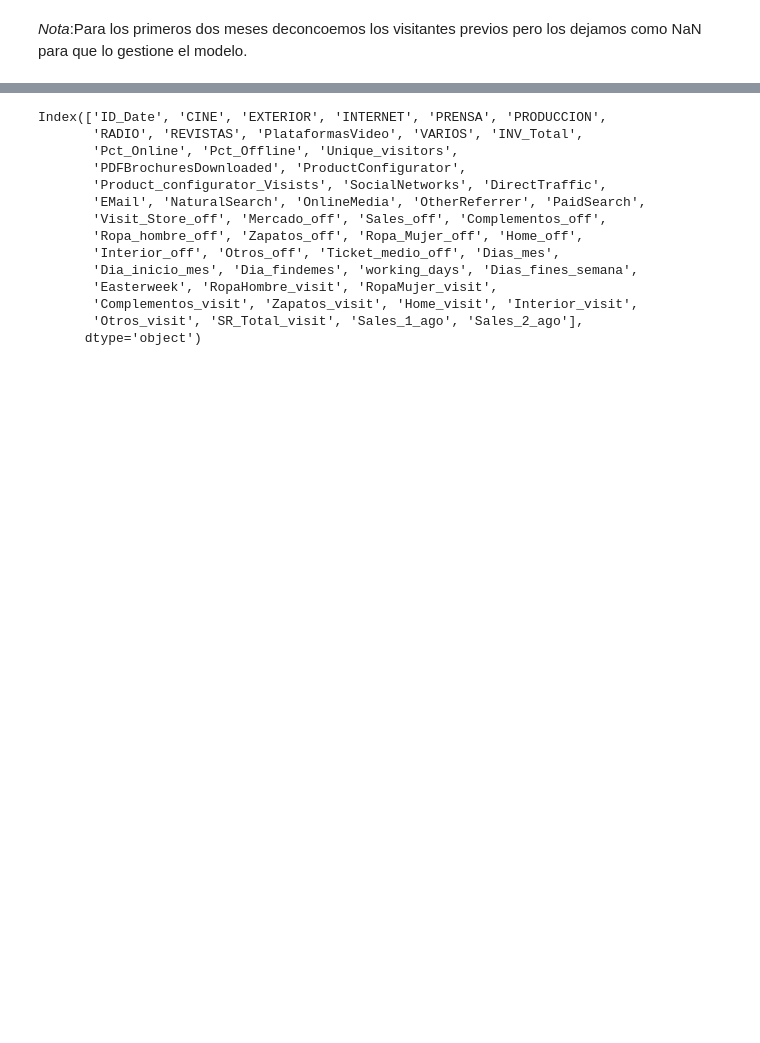
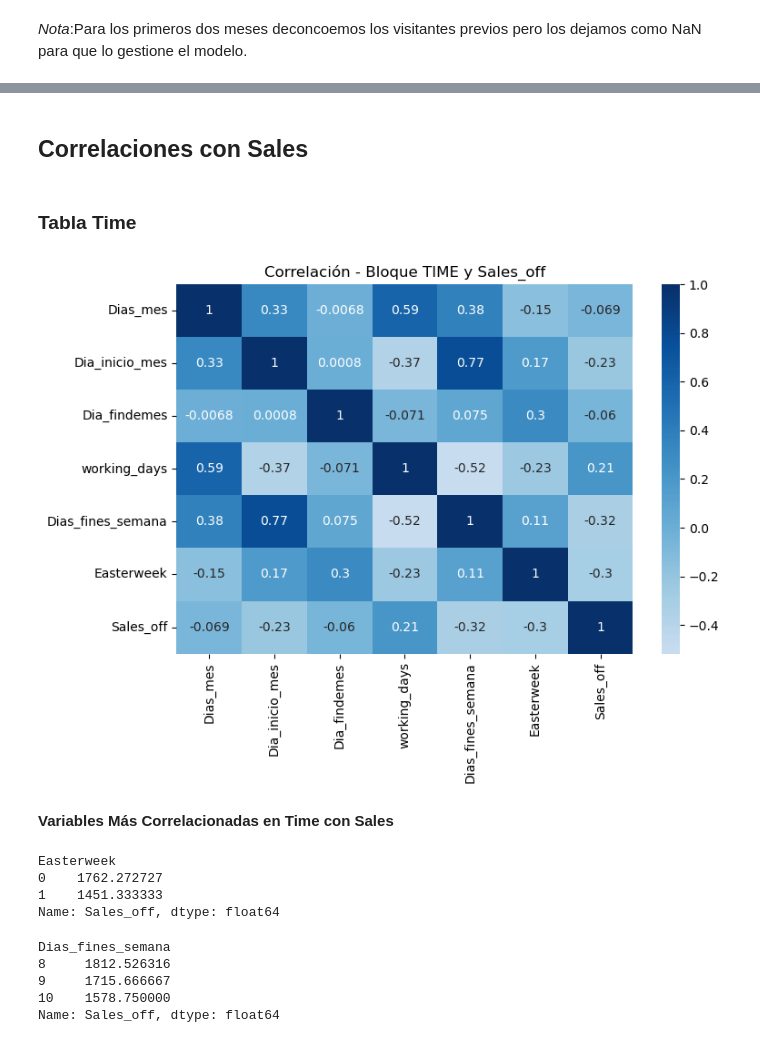
Before and after one commit to martinagg7/ia_MMM, a Jupyter notebook: notebooks/02_MMM.ipynb, the cells around one changed output, grey strips where cells are left out. Drawn from its saved outputs; the diff is of its cells as text; code cells hidden in the pictures; blank space fills up the shorter version.

```diff
--- a/notebooks/02_MMM.ipynb
+++ b/notebooks/02_MMM.ipynb
@@ -27,3 +33,0 @@ df_visit = df_visit.rename(columns={
-# %%
-df_inv = pd.read_csv("../data/raw/inv.csv", sep=",")
-df_inv.head()
@@ -42,17 +40,19 @@ Se han generado las siguientes métricas a partir de la tabla de inversión mens
 # %%
-
-# online
+# Online
 inversion_online = df_inv['INTERNET'] + df_inv['PlataformasVideo']
 
-# offline
+# Offline
 inversion_offline = (
-    df_inv['CINE'] + df_inv['EXTERIOR'] + df_inv['PRENSA'] + df_inv['RADIO'] +
-    df_inv['REVISTAS'] + df_inv['PRODUCCION'] + df_inv['VARIOS']
+    df_inv['CINE'] + df_inv['EXTERIOR'] + df_inv['PRENSA'] +
+    df_inv['RADIO'] + df_inv['REVISTAS']
 )
 
-# porcentaje de cada tipo de inv/total_inv
+# Otros (costes generales de producción y varios)
+otros = df_inv['PRODUCCION'] + df_inv['VARIOS']
+
 df_inv['Pct_Online'] = inversion_online / df_inv['INV_Total']
 df_inv['Pct_Offline'] = inversion_offline / df_inv['INV_Total']
+df_inv['Pct_Otros'] = otros / df_inv['INV_Total']
 # %%
 df_inv.head()
 # %% [output]
@@ -90,17 +89,0 @@ df_merge.head()
-# %%
-df_merge.columns
-# %% [output]
-Index(['ID_Date', 'CINE', 'EXTERIOR', 'INTERNET', 'PRENSA', 'PRODUCCION',
-       'RADIO', 'REVISTAS', 'PlataformasVideo', 'VARIOS', 'INV_Total',
-       'Pct_Online', 'Pct_Offline', 'Unique_visitors',
-       'PDFBrochuresDownloaded', 'ProductConfigurator',
-       'Product_configurator_Visists', 'SocialNetworks', 'DirectTraffic',
-       'EMail', 'NaturalSearch', 'OnlineMedia', 'OtherReferrer', 'PaidSearch',
-       'Visit_Store_off', 'Mercado_off', 'Sales_off', 'Complementos_off',
-       'Ropa_hombre_off', 'Zapatos_off', 'Ropa_Mujer_off', 'Home_off',
-       'Interior_off', 'Otros_off', 'Ticket_medio_off', 'Dias_mes',
-       'Dia_inicio_mes', 'Dia_findemes', 'working_days', 'Dias_fines_semana',
-       'Easterweek', 'RopaHombre_visit', 'RopaMujer_visit',
-       'Complementos_visit', 'Zapatos_visit', 'Home_visit', 'Interior_visit',
-       'Otros_visit', 'SR_Total_visit', 'Sales_1_ago', 'Sales_2_ago'],
-      dtype='object')
@@ -121,0 +90,35 @@ plt.show()
+# %% [markdown]
+## Correlaciones con Sales
+# %% [markdown]
+### Tabla Time
+# %%
+cols_time = ['Dias_mes', 'Dia_inicio_mes', 'Dia_findemes', 'working_days', 'Dias_fines_semana', 'Easterweek', 'Sales_off']
+
+df_time_corr = df_merge[cols_time]
+corr_time = df_time_corr.corr(numeric_only=True)
+
+
+plt.figure(figsize=(8, 6))
+sns.heatmap(corr_time, annot=True, cmap='Blues', center=0)
+plt.title("Correlación - Bloque TIME y Sales_off")
+plt.tight_layout()
+plt.show()
+# %% [output]
+[figure, added]
+# %% [markdown]
+**Variables Más Correlacionadas en Time con Sales**
+# %%
+df_merge.groupby('Easterweek')['Sales_off'].mean()
+# %% [output]
+Easterweek
+0    1762.272727
+1    1451.333333
+Name: Sales_off, dtype: float64
+# %%
+df_merge.groupby('Dias_fines_semana')['Sales_off'].mean()
+# %% [output]
+Dias_fines_semana
+8     1812.526316
+9     1715.666667
+10    1578.750000
+Name: Sales_off, dtype: float64
```
Also changed, not shown: parts of 25 cells of this notebook, 1 other file.
